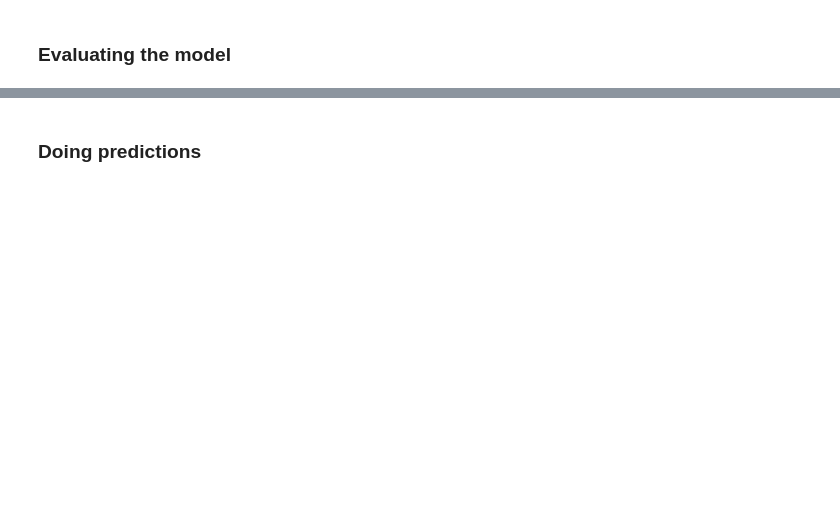
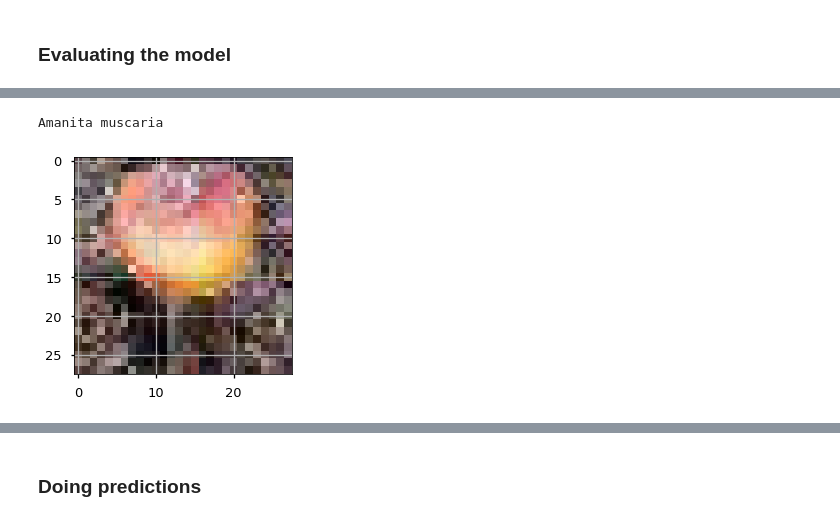
Before and after one commit to JaimeRedondo/Mushrooms_Classification, a Jupyter notebook: Mushrooms_Classification.ipynb, the cells around one changed output, grey strips where cells are left out. Drawn from its saved outputs; the diff is of its cells as text; code cells hidden in the pictures; blank space fills up the shorter version.

```diff
--- a/Mushrooms_Classification.ipynb
+++ b/Mushrooms_Classification.ipynb
@@ -496,3 +526,8 @@ plot_metric(h,'categorical_accuracy')
+# %%
+plot_mushroom_image(560,test_images,test_labels)
+# %% [output]
+Amanita muscaria
+[figure, added]
 # %%
 model.evaluate(test_images,OneHotTest)
 # %% [output]
```
Also changed, not shown: parts of 81 cells of this notebook.
